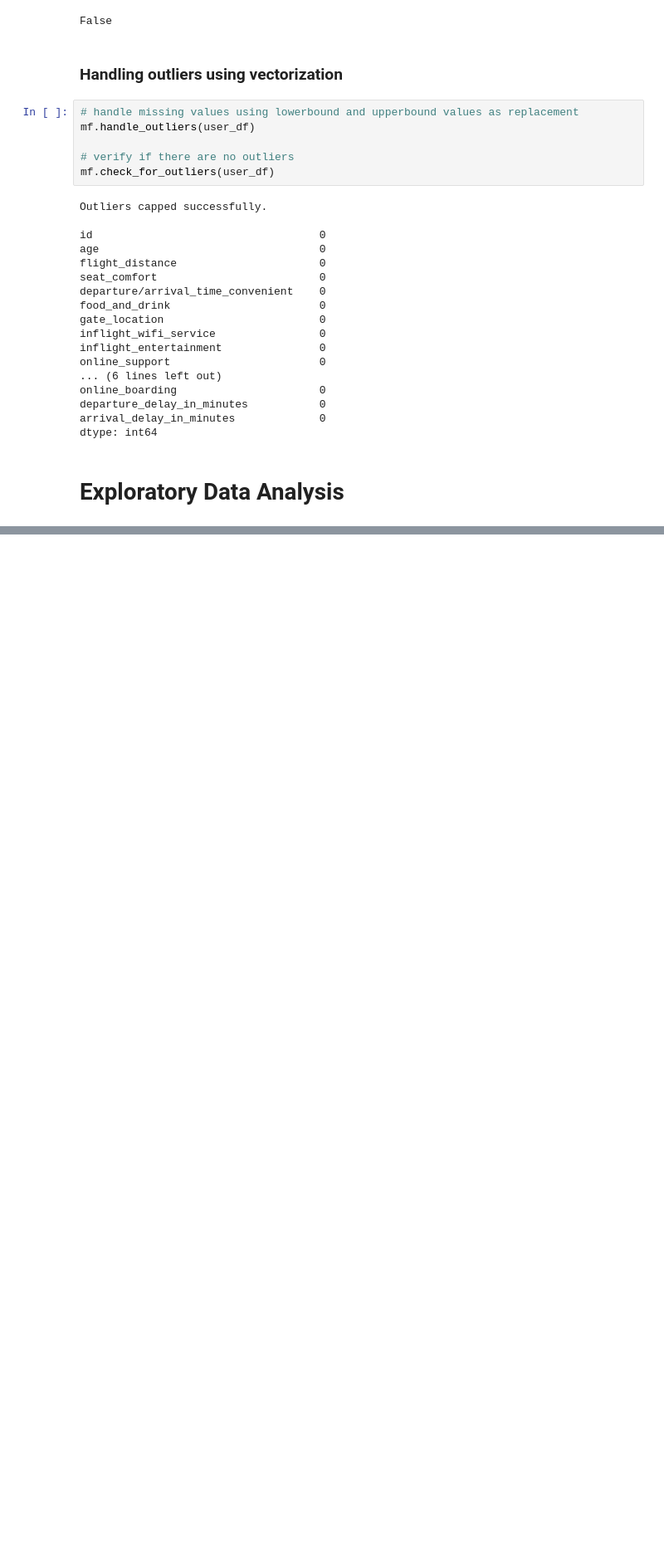
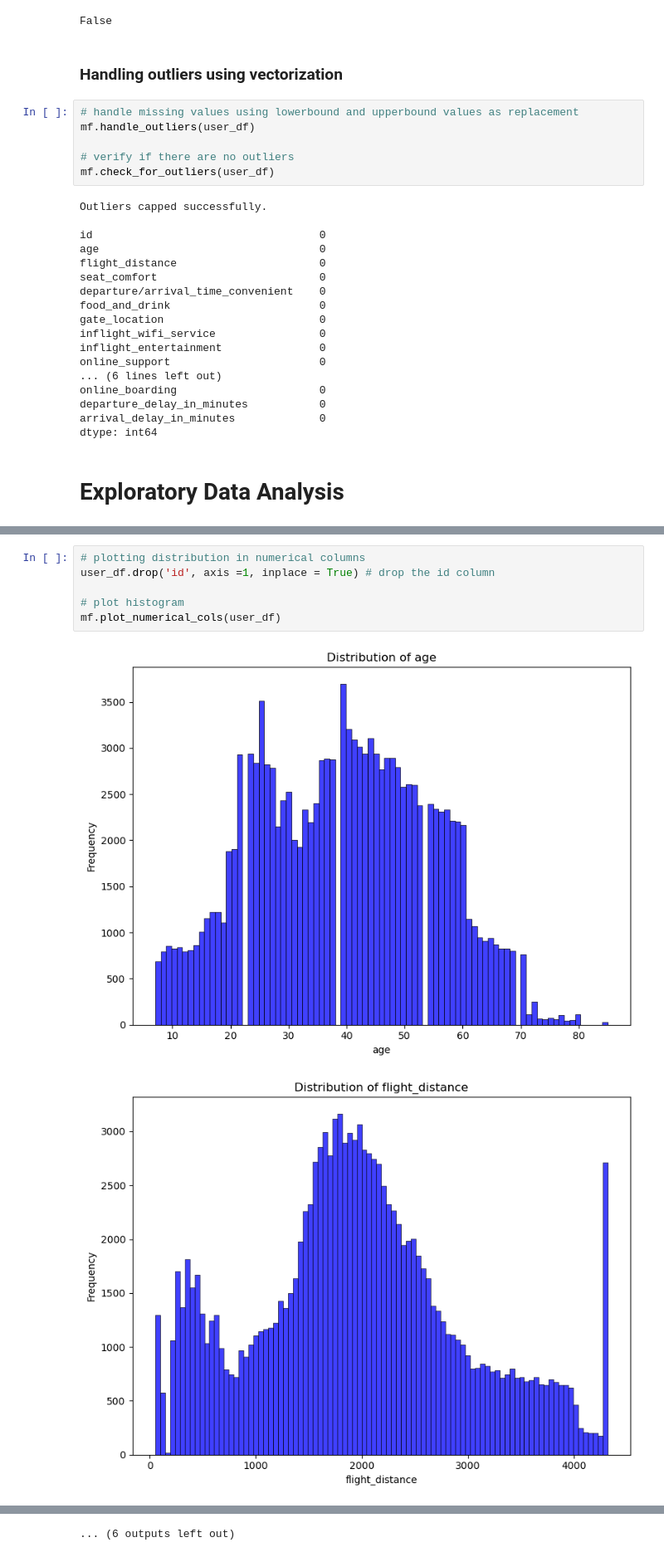
Before and after one commit to i-gyan/my_projects, a Jupyter notebook: passenger_satisfaction.ipynb, the cells around one changed output, grey strips where cells are left out. Shown at 83% size. Drawn from its saved outputs; the diff is of its cells as text; blank space fills up the shorter version.

```diff
--- a/passenger_satisfaction.ipynb
+++ b/passenger_satisfaction.ipynb
@@ -201,0 +217,9 @@ dtype: int64
+# %%
+# plotting distribution in numerical columns
+user_df.drop('id', axis =1, inplace = True) # drop the id column
+
+# plot histogram
+mf.plot_numerical_cols(user_df)
+# %% [output]
+[figure, added]
+[figure, added]
@@ -201,0 +236 @@ dtype: int64
+... (6 outputs left out)
```
Also changed, not shown: parts of 5 cells of this notebook, 1 other file.
